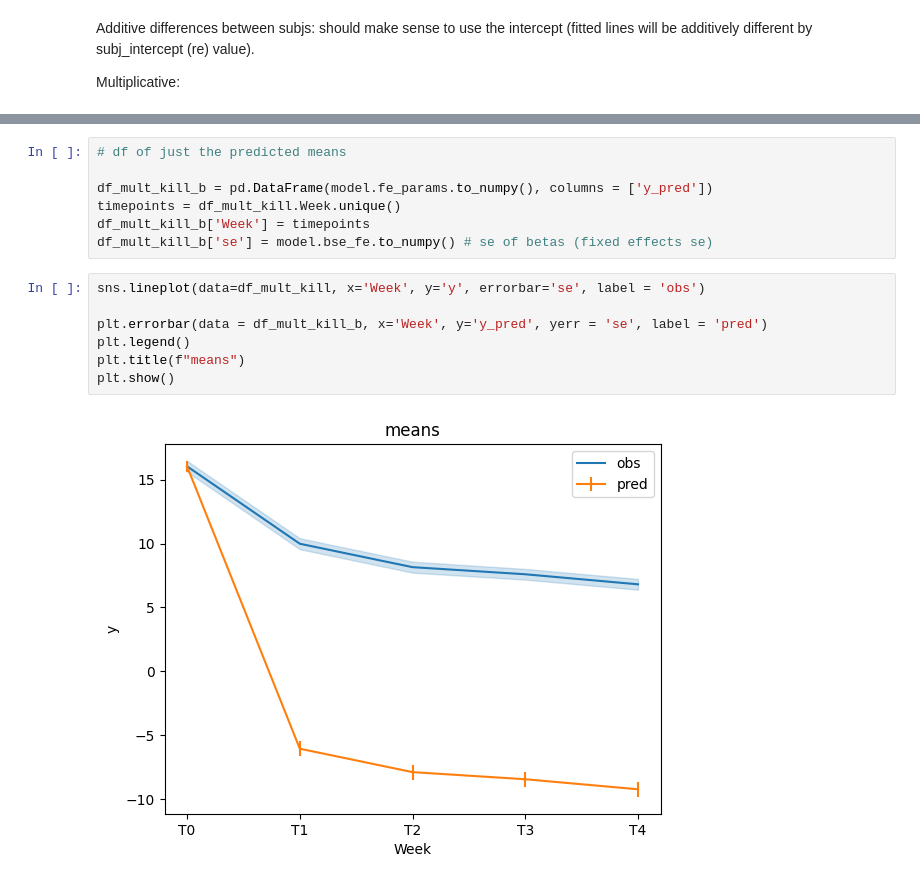
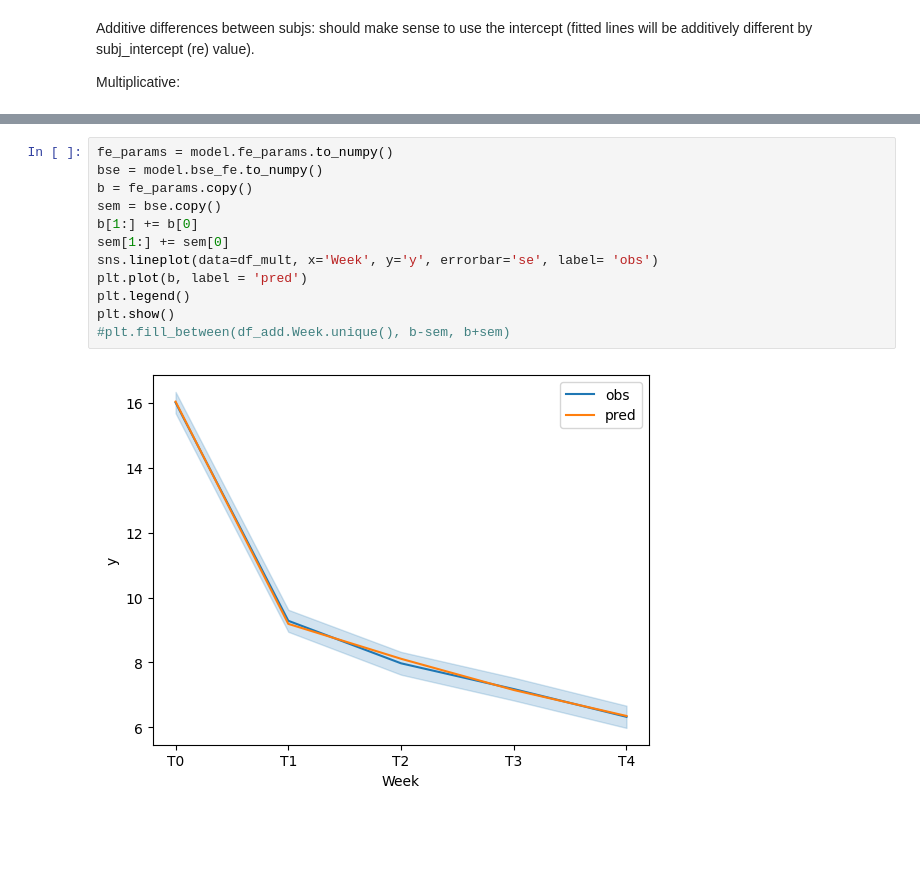
Before and after one commit to medhakp/smarts_cerebellum, a Jupyter notebook: simulations/lme.ipynb, the cells around one changed output, grey strips where cells are left out. Drawn from its saved outputs; the diff is of its cells as text; blank space fills up the shorter version.

Commit message:
fix plot

```diff
--- a/simulations/lme.ipynb
+++ b/simulations/lme.ipynb
@@ -169,16 +170,14 @@ model.summary()
-# %%
-# df of just the predicted means
-
-df_mult_kill_b = pd.DataFrame(model.fe_params.to_numpy(), columns = ['y_pred'])
-timepoints = df_mult_kill.Week.unique()
-df_mult_kill_b['Week'] = timepoints
-df_mult_kill_b['se'] = model.bse_fe.to_numpy() # se of betas (fixed effects se)
 # %%
-sns.lineplot(data=df_mult_kill, x='Week', y='y', errorbar='se', label = 'obs')
-
-plt.errorbar(data = df_mult_kill_b, x='Week', y='y_pred', yerr = 'se', label = 'pred')
+fe_params = model.fe_params.to_numpy()
+bse = model.bse_fe.to_numpy()
+b = fe_params.copy()
+sem = bse.copy()
+b[1:] += b[0]
+sem[1:] += sem[0]
+sns.lineplot(data=df_mult, x='Week', y='y', errorbar='se', label= 'obs')
+plt.plot(b, label = 'pred')
 plt.legend()
-plt.title(f"means")
 plt.show()
+#plt.fill_between(df_add.Week.unique(), b-sem, b+sem)
 # %% [output]
-[figure, old version]
+[figure, new version]
```
Also changed, not shown: parts of 10 cells of this notebook.
